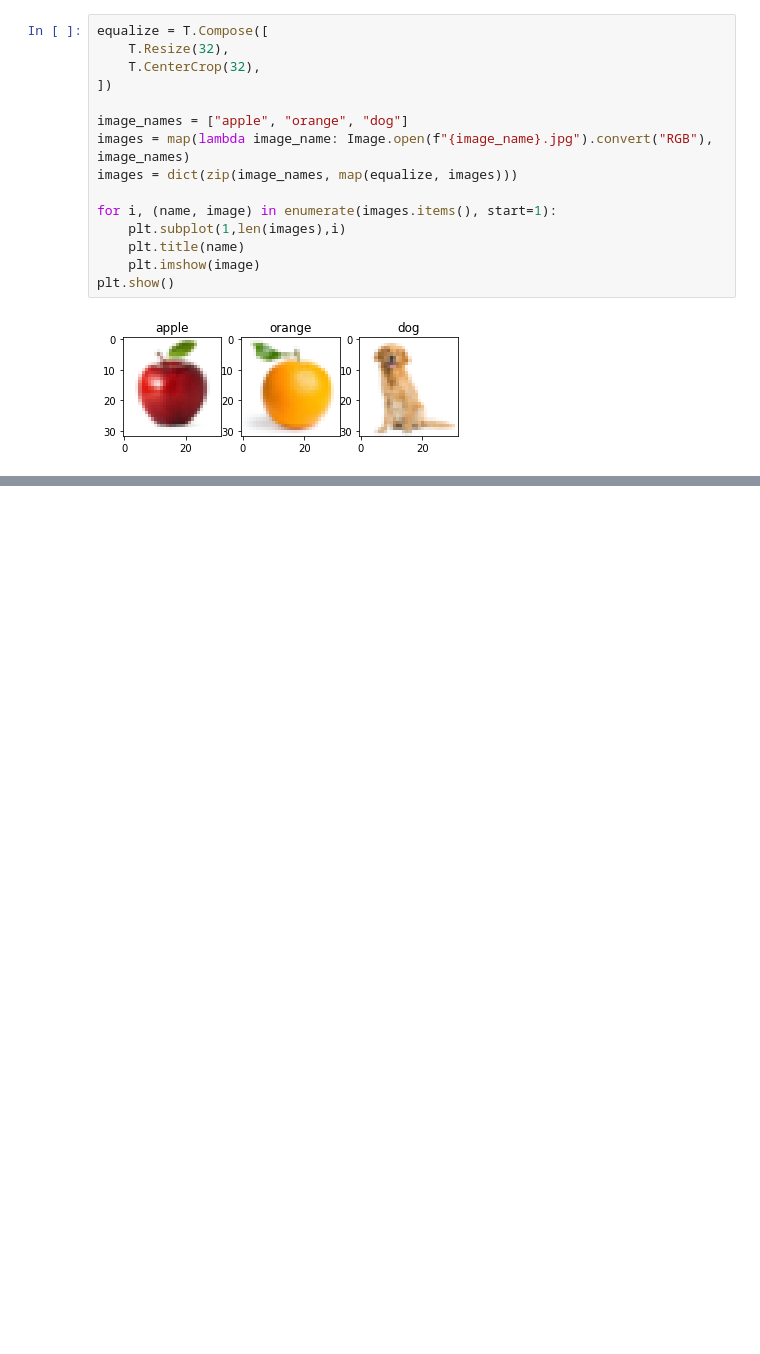
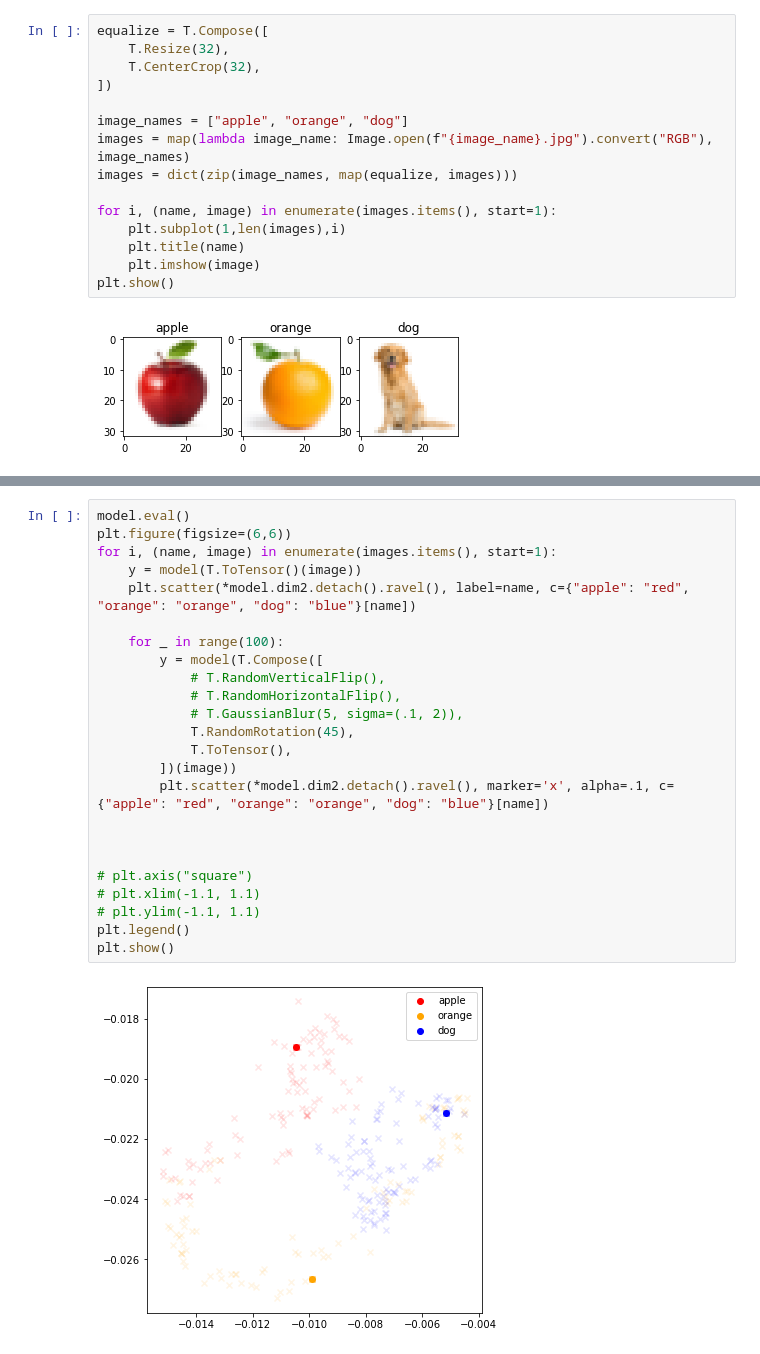
Before and after one commit to ohshane/NeuralNetwork, a Jupyter notebook: Augmentation/Augmentation.ipynb, the cells around one changed output, grey strips where cells are left out. Drawn from its saved outputs; the diff is of its cells as text; blank space fills up the shorter version.

```diff
--- a/Augmentation/Augmentation.ipynb
+++ b/Augmentation/Augmentation.ipynb
@@ -57,0 +73,26 @@ tensor([ 0.0339, -0.3440, -0.0103], grad_fn=<AddBackward0>)
+# %%
+model.eval()
+plt.figure(figsize=(6,6))
+for i, (name, image) in enumerate(images.items(), start=1):
+    y = model(T.ToTensor()(image))
+    plt.scatter(*model.dim2.detach().ravel(), label=name, c={"apple": "red", "orange": "orange", "dog": "blue"}[name])
+
+    for _ in range(100):
+        y = model(T.Compose([
+            # T.RandomVerticalFlip(),
+            # T.RandomHorizontalFlip(),
+            # T.GaussianBlur(5, sigma=(.1, 2)),
+            T.RandomRotation(45),
+            T.ToTensor(),
+        ])(image))
+        plt.scatter(*model.dim2.detach().ravel(), marker='x', alpha=.1, c={"apple": "red", "orange": "orange", "dog": "blue"}[name])
+
+
+
+# plt.axis("square")
+# plt.xlim(-1.1, 1.1)
+# plt.ylim(-1.1, 1.1)
+plt.legend()
+plt.show()
+# %% [output]
+[figure, added]
```
Also changed, not shown: parts of 2 cells of this notebook, 1 other file.
